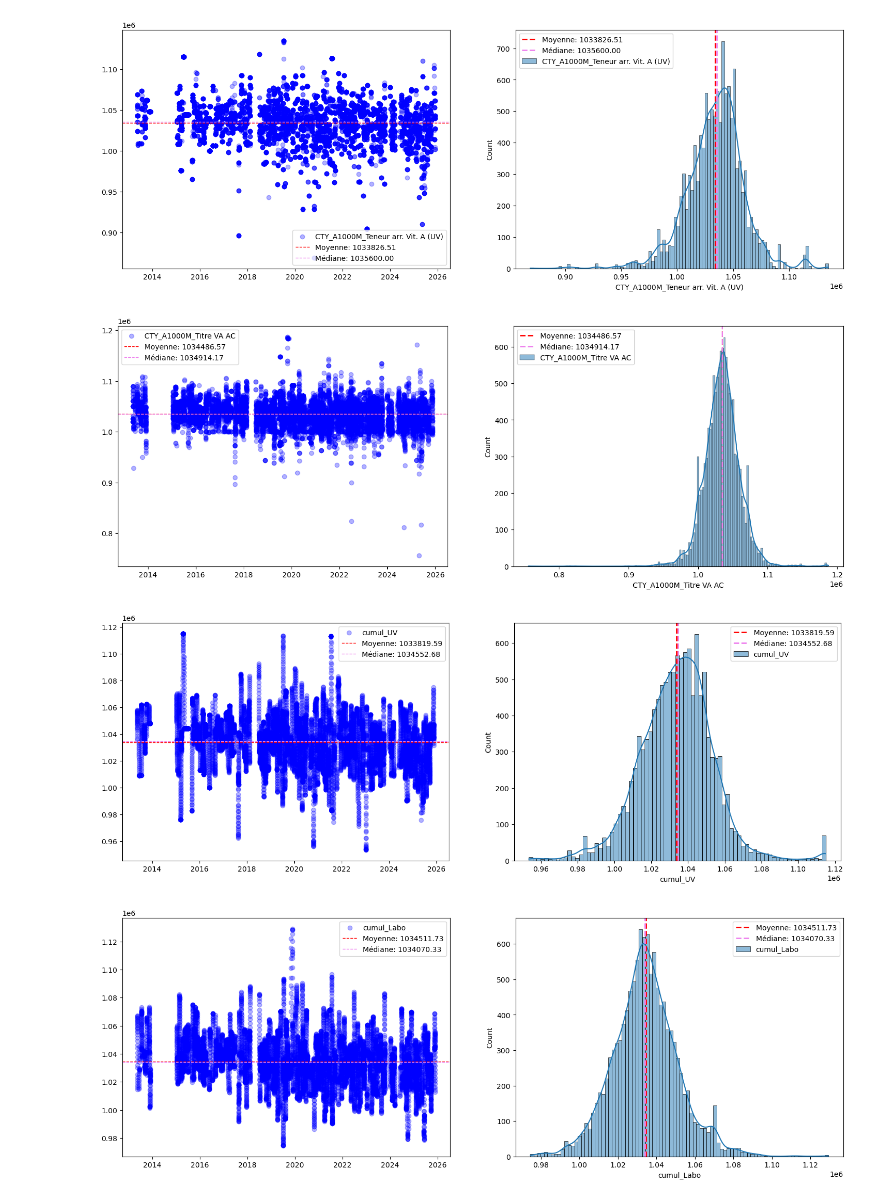
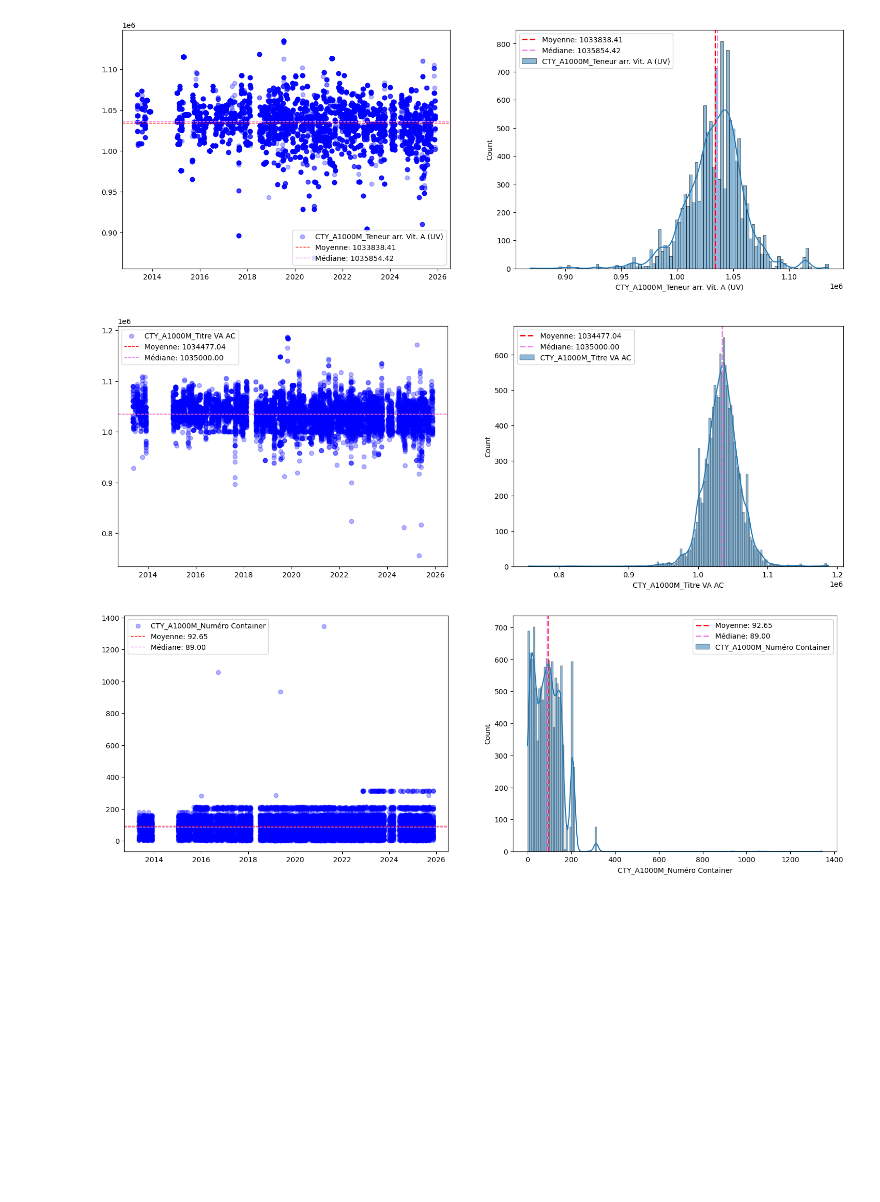
Before and after one commit to e-coucou/Machine-Learning, a Jupyter notebook: 2-OI_a/OI_Formulations.ipynb, the cells around one changed output. Saved outputs shown, nothing was run; the diff lists cells and outputs as text; code cells hidden in the pictures; blank space fills up the shorter version.

```diff
--- a/2-OI_a/OI_Formulations.ipynb
+++ b/2-OI_a/OI_Formulations.ipynb
@@ -10,6 +19,6 @@ from urllib.parse import urlencode, urlunparse,quote, quote_plus
 # %%
 def read_cred():
-    f = open("../../../cred.txt", "r")
+    f = open("../../cred.txt", "r")
     cred = f.read()
     f.close()
     return cred
@@ -80,7 +89,8 @@ def detecter_campagnes_v2(df, seuil_jours=3):
 
     # Ajout colonne mois-année au format mm-aa
     df["mois_annee"] = df.index.strftime("%y-%m")
-    df["mois_annee_dt"] = pd.to_datetime(df.index.to_period('M').astype(str))
+    #df["mois_annee_dt"] = pd.to_datetime(df.index.to_period('M').astype(str))
+    df["mois_annee_dt"] = df.index.tz_localize(None).to_period('M').to_timestamp()
     #df["mois_annee_dt"] = pd.to_datetime(df["mois_annee"], format="%m-%y")
 
     return df
@@ -109,3 +101,11 @@ def filtering(df):
     df = df[(df['CTY_A1000M_Teneur arr. Vit. A (UV)']>800_000) & (df['CTY_A1000M_Teneur arr. Vit. A (UV)']<1_300_000)]
     df = df[(df['CTY_A1000M_Titre VA AC']>700_000) & (df['CTY_A1000M_Titre VA AC']<1_300_000)]
     return df
+# %%
+tags = ['CTY_A1000M_Poids container','CTY_A1000M_Teneur arr. Vit. A (UV)','CTY_A1000M_Titre VA AC','CTY_A1000M_Numéro Container']; #,'CTY_FHA1000M_Teneur_VA']
+start = '2010-01-01'
+end = '2025-12-01'
+df_list = get_data(tags,start,end)
+data = merge_data(df_list)
+brute = data.copy()
+brute.describe()
@@ -193,11 +203,13 @@ def resume_par_campagne(df):
 
     # UV pondéré = somme(Poids * UV) / somme(Poids)
     df["UV_pondere"] = df["CTY_A1000M_Poids container"] * df["CTY_A1000M_Teneur arr. Vit. A (UV)"]
+    df["UV_labo"] = df["CTY_A1000M_Poids container"] * df["CTY_A1000M_Titre VA AC"]
 
     grouped = df.groupby(["campagne","mois_annee","mois_annee_dt"]).agg(
         nb_lots=("CTY_A1000M_Poids container", "count"),
         poids_total=("CTY_A1000M_Poids container", "sum"),
-        uv_pondere=("UV_pondere", lambda x: x.sum() / df.loc[x.index, "CTY_A1000M_Poids container"].sum())
+        uv_pondere=("UV_labo", lambda x: x.sum() / df.loc[x.index, "CTY_A1000M_Poids container"].sum())
+#        uv_pondere=("UV_pondere", lambda x: x.sum() / df.loc[x.index, "CTY_A1000M_Poids container"].sum())
     )
 
     return grouped.reset_index()
@@ -250,8 +217,9 @@ def plot_campagnes(resume):
 result = brute.copy()
 result = filtering(result)
 result = ajouter_moyennes_glissantes(result,25)
-result = detecter_campagnes_v2(result, seuil_jours=5)
-print(result.info())
-tags_ = result.columns.tolist()[:-2]
-plot_data(result, tags_)
+result = detecter_campagnes_v2(result, seuil_jours=14)
+campagnes = resume_par_campagne(result)
+#print(result.info())
+tags_ = result.columns.tolist()[:-3]
+plot_data(result, tags)
 # %% [output]
@@ -275,4 +227,3 @@ None
-[figure, old version]
+[figure, new version]
-[figure, old version]
+[figure, new version]
-[figure, old version]
+[figure, new version]
-[figure, removed]
```
Also changed, not shown: parts of 19 cells of this notebook, 4 other files.
